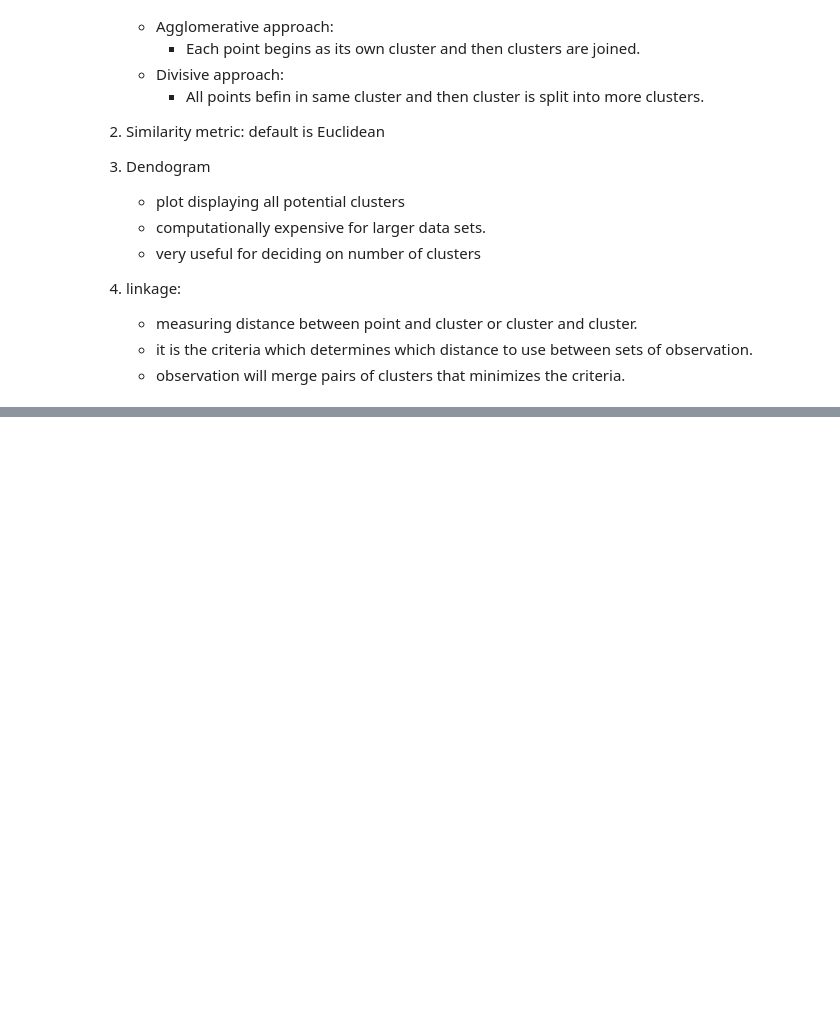
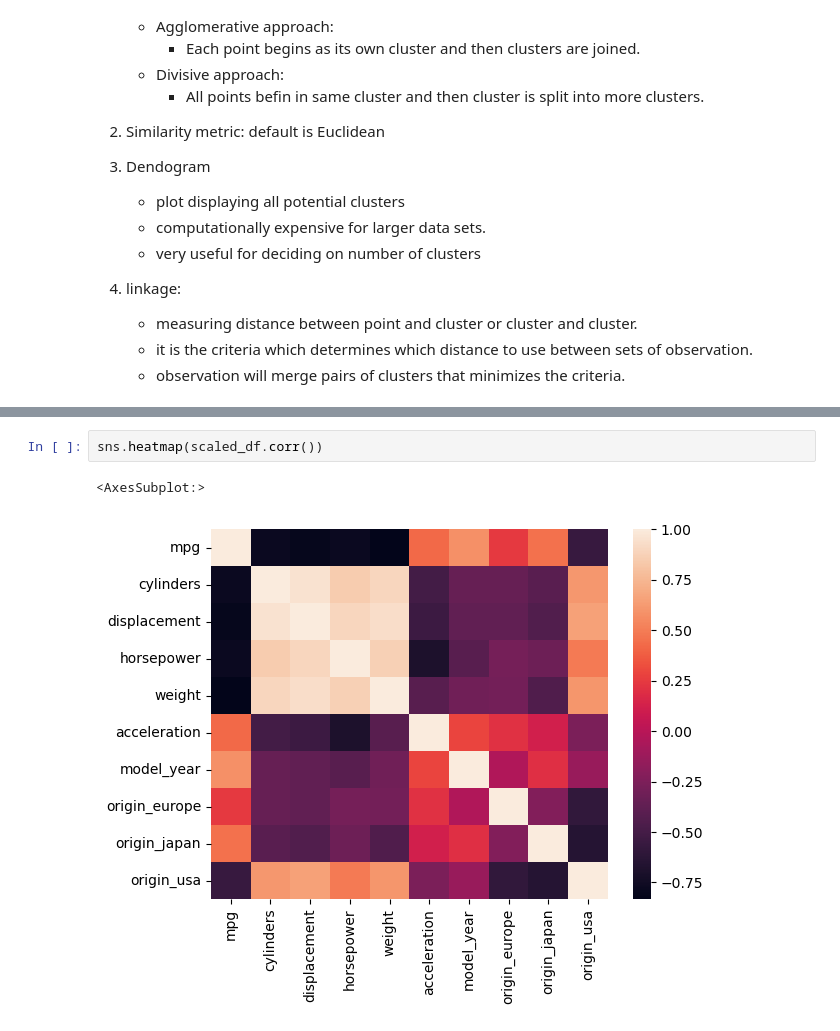
Before and after one commit to NadeemDin/ML-K-Means-Clustering, a Jupyter notebook: Hierarchical Clustering Notes.ipynb, the cells around one changed output, grey strips where cells are left out. Drawn from its saved outputs; the diff is of its cells as text; blank space fills up the shorter version.

```diff
--- a/Hierarchical Clustering Notes.ipynb
+++ b/Hierarchical Clustering Notes.ipynb
@@ -30,0 +150,5 @@ how works?
+# %%
+sns.heatmap(scaled_df.corr())
+# %% [output]
+<AxesSubplot:>
+[figure, added]
```
Also changed, not shown: parts of 19 cells of this notebook.
